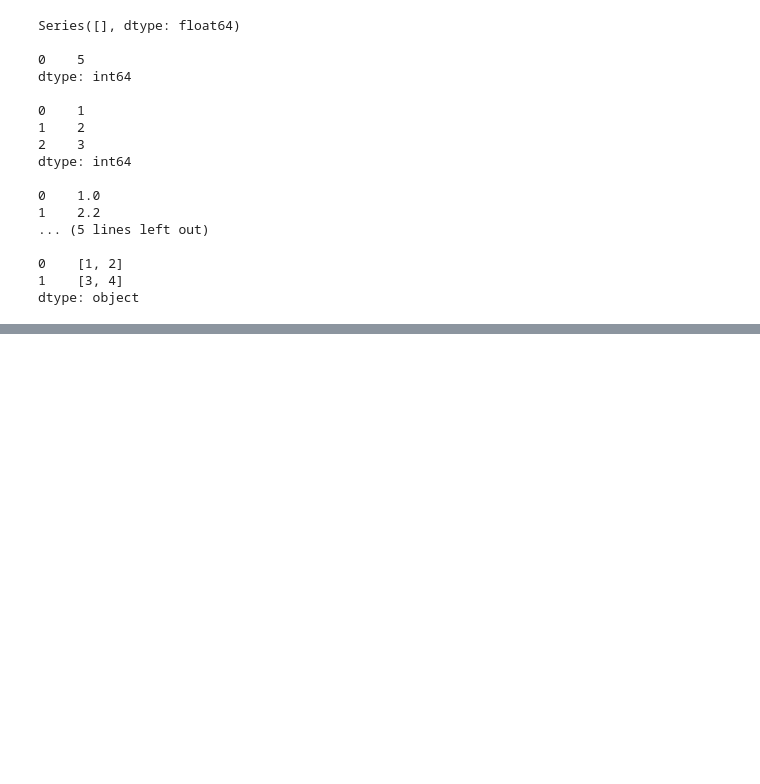
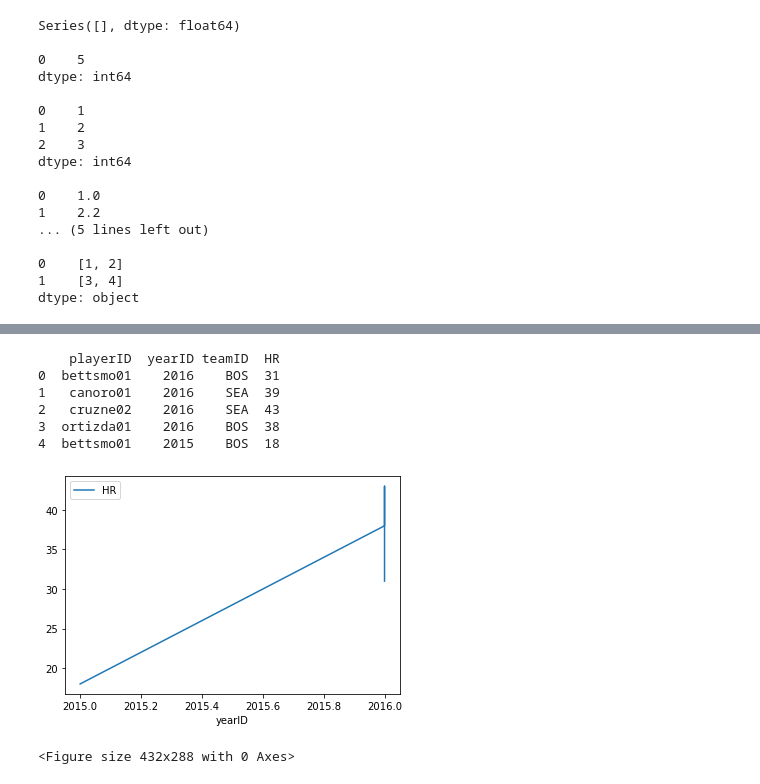
Before and after one commit to Nuke0140/python_machine_learning, a Jupyter notebook: educative machine learning/02_Data Analysis with pandas .ipynb, the cells around one changed output, grey strips where cells are left out. Cells and saved outputs as stored; diff of their text form; code cells hidden in the pictures; blank space fills up the shorter version.

```diff
--- a/educative machine learning/02_Data Analysis with pandas .ipynb
+++ b/educative machine learning/02_Data Analysis with pandas .ipynb
@@ -64,0 +897,17 @@ dtype: object
+# %%
+# predefined df
+print('{}\n'.format(df))
+
+df.plot(kind='line',x='yearID',y='HR')
+plt.show()
+#You can also use plt.savefig to save the plot to a PNG or PDF file.
+plt.savefig('legend.png')  # save to PNG file
+# %% [output]
+    playerID  yearID teamID  HR
+0  bettsmo01    2016    BOS  31
+1   canoro01    2016    SEA  39
+2   cruzne02    2016    SEA  43
+3  ortizda01    2016    BOS  38
+4  bettsmo01    2015    BOS  18
+[figure, added]
+<Figure size 432x288 with 0 Axes>
```
Also changed, not shown: parts of 51 cells of this notebook, 13 other files.
